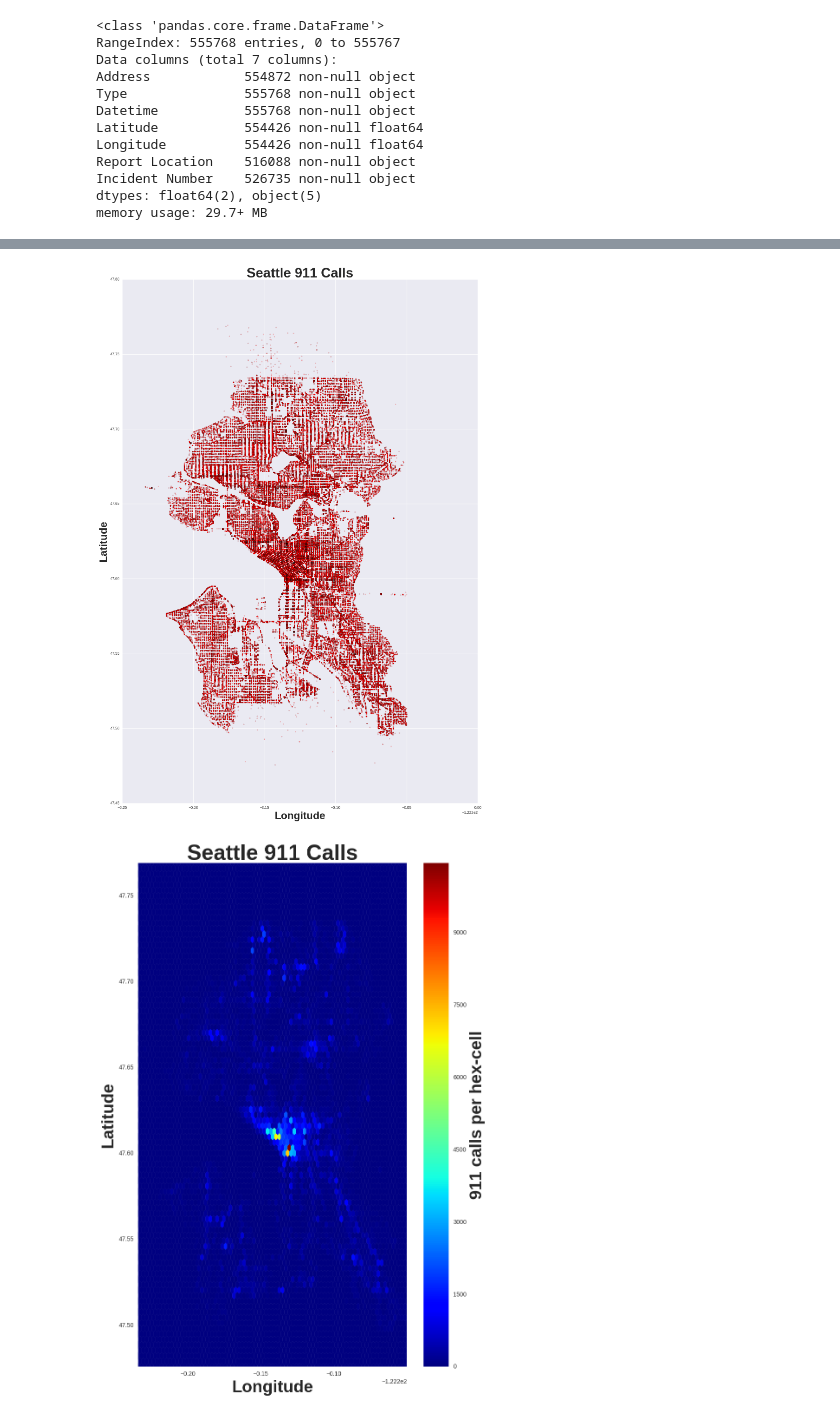
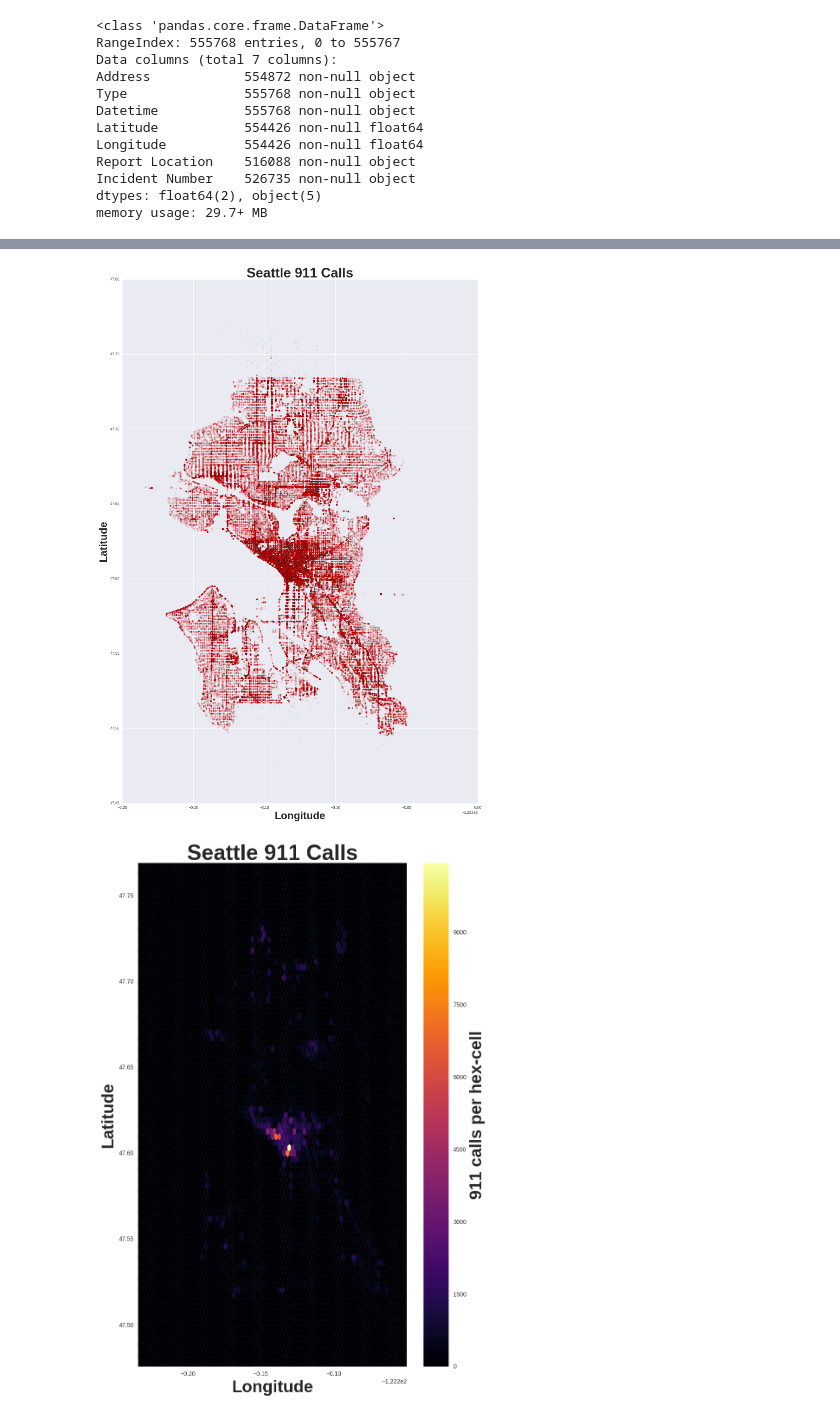
Before and after one commit to nickbuker/fun_plots1, a Jupyter notebook: src/Seattle911_EDA.ipynb, the cells around one changed output, grey strips where cells are left out. Cells and saved outputs as stored; diff of their text form; code cells hidden in the pictures.

Commit message:
fix colormap

```diff
--- a/src/Seattle911_EDA.ipynb
+++ b/src/Seattle911_EDA.ipynb
@@ -15,7 +15,8 @@ import seaborn as sns
 # Create a Dataframe (data from data.seattle.gov)
 df = pd.read_csv('../seattle_911.csv', low_memory=False)
 # %%
-# Examine head of the DataFrame
+# Examine head of the DataFrame and remove empty first row
+df = df.ix[1:]
 df.head()
 # %% [output]
 |  | Address | Type | Datetime | Latitude | Longitude | Report Location | Incident Number |
@@ -89,34 +90,34 @@ df = df[((df['Latitude'] < 47.77) & (df['Latitude'] > 47.47))]
 df = df[((df['Longitude'] < -122.25) & (df['Longitude'] > -122.55))]
 # %%
 # Create and save a scatter plot (map) of 911 calls
-df.plot(kind="scatter", x="Longitude", y="Latitude", color='r', s=10, alpha=0.2, figsize=(16.96,25))
+df.plot(kind="scatter", x="Longitude", y="Latitude", color='r', s=15, alpha=0.05, figsize=(16.96,25))
 plt.xlabel('Longitude', fontsize=28, fontweight='bold')
 plt.ylabel('Latitude', fontsize=28, fontweight='bold')
 plt.title('Seattle 911 Calls', fontsize=36, fontweight='bold')
 plt.savefig('seattle_911a.png')
 # %% [output]
-[figure, old version]
+[figure, new version]
 # %%
 # Define axes for hexbin (3D histogram)
 x = df.Longitude
 y = df.Latitude
 
 # If 'bins=None', hexagon colors correspond to counts
 plt.figure(figsize=(10,15))
-plt.hexbin(x, y, gridsize=80, cmap=plt.cm.jet, bins=None)
+plt.hexbin(x, y, gridsize=80, cmap=plt.cm.inferno, bins=None)
 plt.axis([x.min(), x.max(), y.min(), y.max()])
 
 # Label axes and create plot title
 plt.xlabel('Longitude', fontsize=28, fontweight='bold')
 plt.ylabel('Latitude', fontsize=28, fontweight='bold')
 plt.title('Seattle 911 Calls', fontsize=36, fontweight='bold')
 
 # Generate colormap scale and label, save plot
 cb = plt.colorbar()
 cb.set_label('911 calls per hex-cell', fontsize=28, fontweight='bold')
 plt.savefig('seattle_911_hex.png')
 # %% [output]
-[figure, old version]
+[figure, new version]
 # %%
 # Define axes for hexbin (3D histogram)
 x = df.Longitude
```
Also changed, not shown: parts of 5 cells of this notebook, 4 other files.
